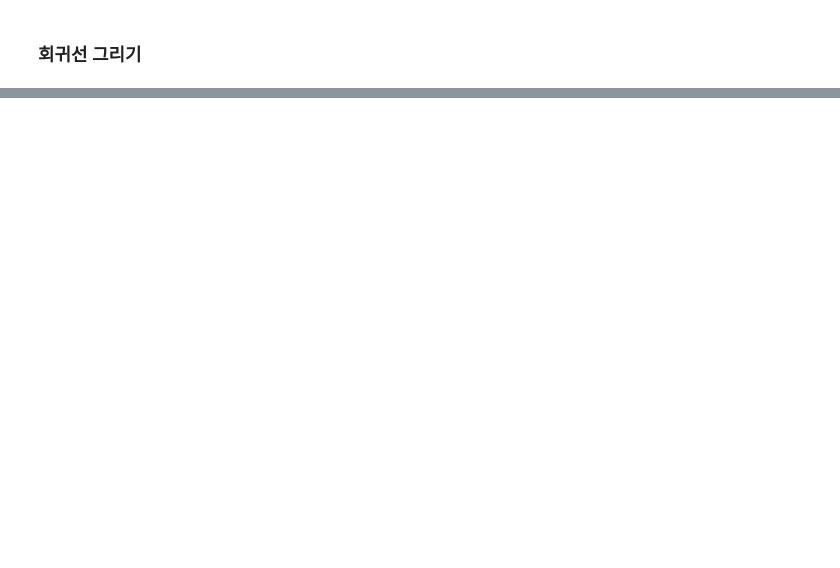
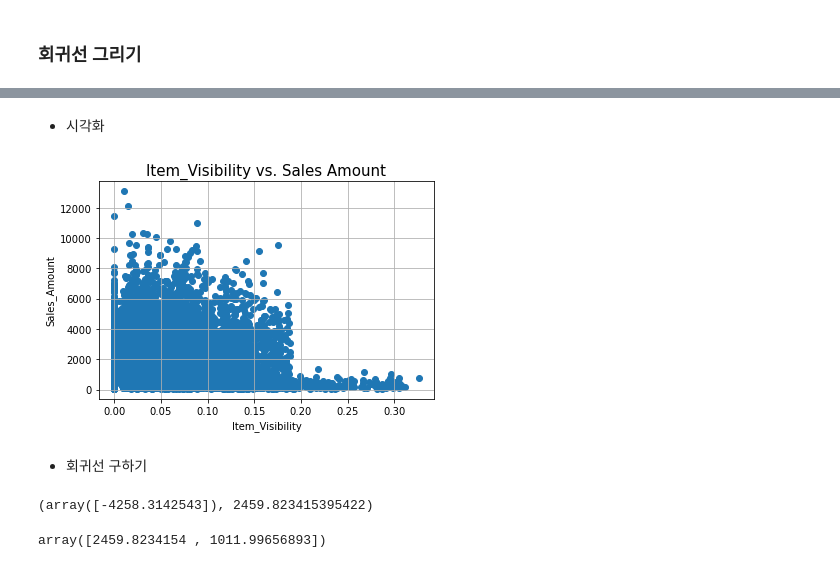
Before and after one commit to 1unasy/MachineLearning-2021-12, a Jupyter notebook: 04.회귀/07.과제_Bigmart_Sales_Prediction.ipynb, the cells around one changed output, grey strips where cells are left out. Cells and saved outputs as stored; diff of their text form; code cells hidden in the pictures; blank space fills up the shorter version.

```diff
--- a/04.회귀/07.과제_Bigmart_Sales_Prediction.ipynb
+++ b/04.회귀/07.과제_Bigmart_Sales_Prediction.ipynb
@@ -166,0 +185,26 @@ lr.score(X_test, y_test)
+# %% [markdown]
+- 시각화
+# %%
+# 산점도 시각화
+plt.scatter(X_train, y_train)
+plt.grid()
+plt.xlabel('Item_Visibility')
+plt.ylabel('Sales_Amount')
+plt.title('Item_Visibility vs. Sales Amount', fontsize=15)
+plt.show()
+# %% [output]
+[figure, added]
+# %% [markdown]
+- 회귀선 구하기
+# %%
+# 회귀선의 계수 / 절편
+lr.coef_, lr.intercept_
+# %% [output]
+(array([-4258.3142543]), 2459.823415395422)
+# %%
+# 회귀선 식 구하기
+xs = np.array([0, 0.34])    # x값 = 독립변수
+ys = xs * lr.coef_ + lr.intercept_ # lr.coef_ : weight / lr.intercept_ : bias
+ys
+# %% [output]
+array([2459.8234154 , 1011.99656893])
```
Also changed, not shown: parts of 26 cells of this notebook.
